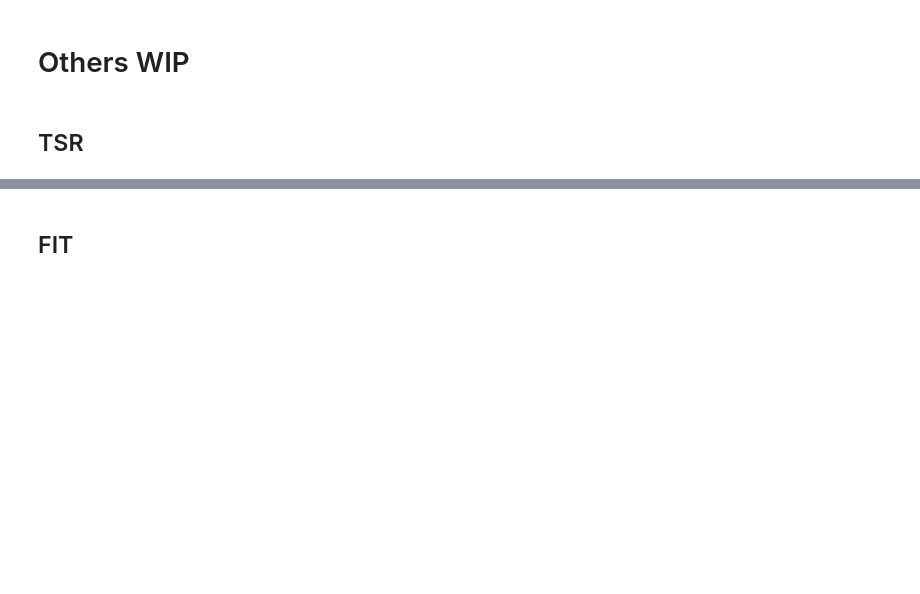
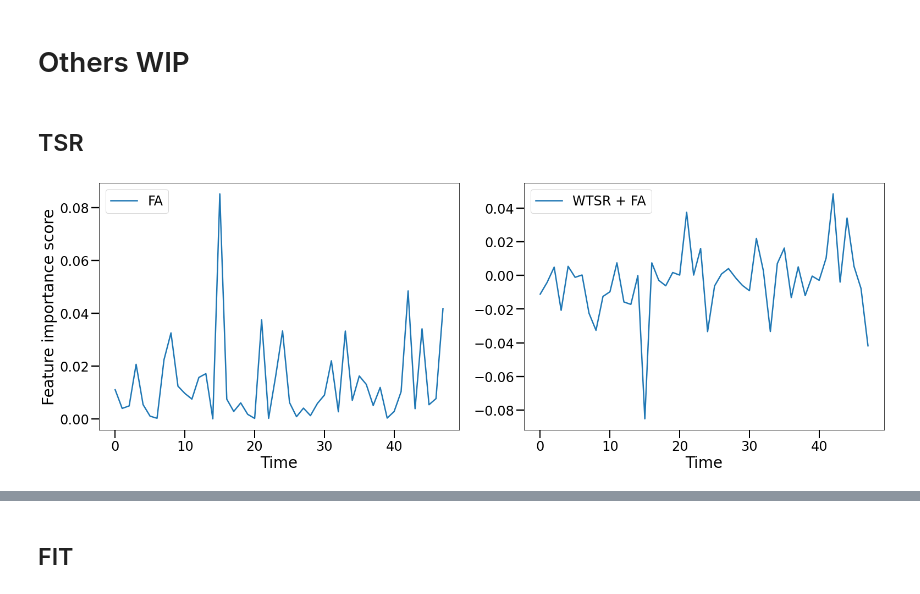
Before and after one commit to UVA-MLSys/SA-Timeseries, a Jupyter notebook: dual_interpret.ipynb, the cells around one changed output, grey strips where cells are left out. Cells and saved outputs as stored; diff of their text form; code cells hidden in the pictures; blank space fills up the shorter version.

Commit message:
add visualization

```diff
--- a/dual_interpret.ipynb
+++ b/dual_interpret.ipynb
@@ -190,6 +177,14 @@ baselines = get_baseline(inputs)
 # %% [markdown]
 ## TSR
-# %%
-explainer = TSRTunnel(FeatureAblation(model))
-# %%
-baselines = get_baseline(inputs, 'zero')
+# %%
+tsr_explainer = TSRTunnel(FeatureAblation(model))
+tsr_attr = compute_classifier_tsr_attr(
+    args, explainer, inputs=inputs,
+    sliding_window_shapes=(1,1),
+    strides=1, baselines=baselines,
+    additional_forward_args=additional_forward_args,
+    avg_attr=False
+)
+
+tsr_attr_numpy = tsr_attr.detach().cpu().numpy()
+tsr_attr_normed  = normalize_feature(tsr_attr_numpy)
@@ -195,0 +220,6 @@ baselines = get_baseline(inputs, 'zero')
+# %%
+attr = torch.vstack(attr_list)
+tsr_attr = torch.vstack(tsr_attr_list)
+
+attr_numpy = attr.detach().cpu().numpy()
+tsr_attr_numpy = tsr_attr.detach().cpu().numpy()
@@ -195,0 +230,22 @@ baselines = get_baseline(inputs, 'zero')
+# %%
+example_no = 1
+output = 1
+
+fig, axes = plt.subplots(1, 2, figsize=(22, 8))
+dist1 = attr_numpy[example_no, output, :, 20]
+dist2 = tsr_attr_numpy[example_no, output, :, 20]
+
+axes[0].plot(attr_numpy[example_no, 1, :, 1], label='FA')
+axes[0].legend()
+axes[0].set_xlabel('Time')
+axes[0].set_ylabel('Feature importance score')
+
+axes[1].plot(tsr_attr_numpy[example_no, 1, :, 1], label='WTSR + FA')
+axes[1].legend()
+axes[1].set_xlabel('Time')
+
+fig.tight_layout()
+plt.savefig('results/single_example.jpg', dpi=200)
+plt.show()
+# %% [output]
+[figure, added]
```
Also changed, not shown: parts of 22 cells of this notebook, 7 other files.
